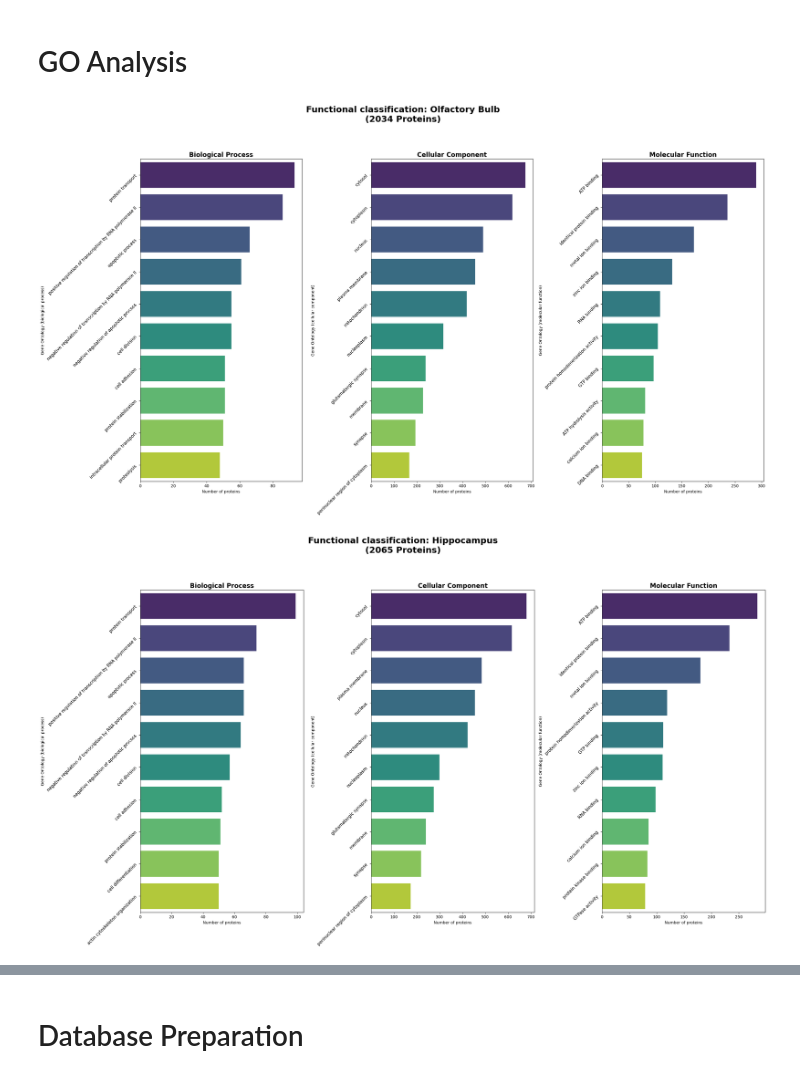
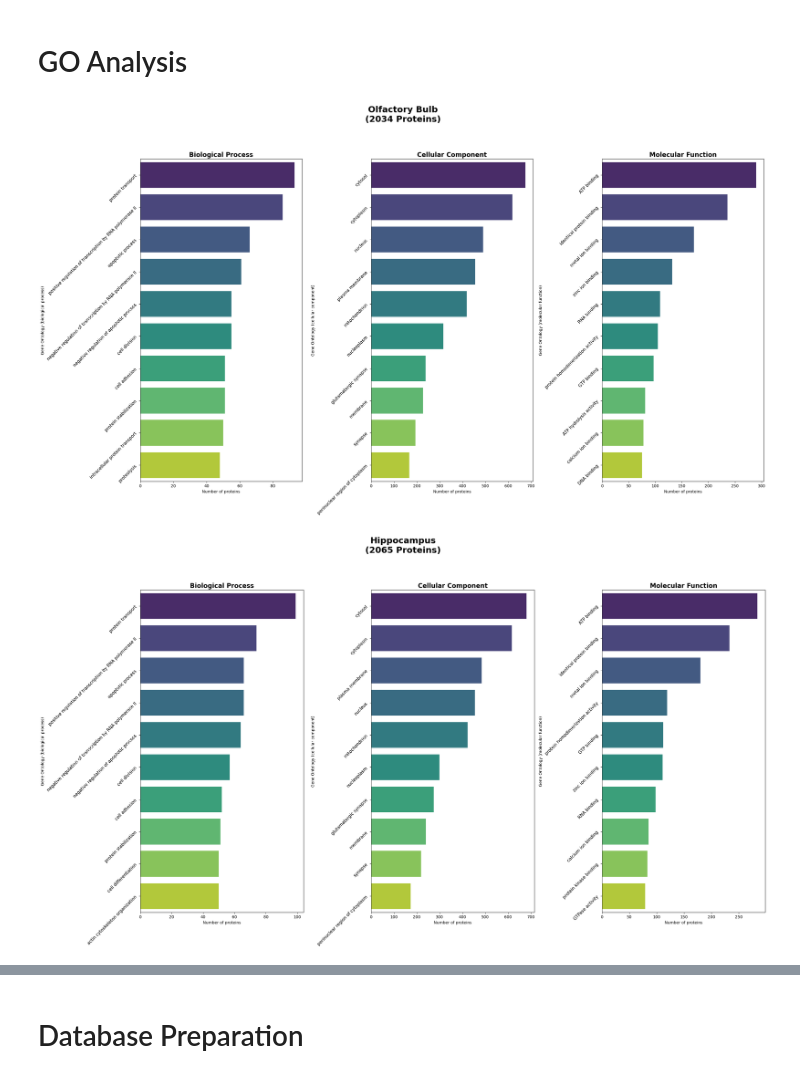
Before and after one commit to ikotsov/proteomic-analysis, a Jupyter notebook: notebooks/data_exploration.ipynb, the cells around one changed output, grey strips where cells are left out. Saved outputs shown, nothing was run; the diff lists cells and outputs as text; code cells hidden in the pictures.

Commit message:
Update titles in GO figures

```diff
--- a/notebooks/data_exploration.ipynb
+++ b/notebooks/data_exploration.ipynb
@@ -794,34 +794,34 @@ for abbrev, full_name in region_abbreviation_to_name.items():
     region_df = df_uniprot[df_uniprot['Entry'].isin(protein_ids)]
 
     fig, axes = plt.subplots(1, 3, figsize=(26, 14))
-    fig.suptitle(f"Functional classification: {full_name}\n({len(protein_ids)} Proteins)",
+    fig.suptitle(f"{full_name}\n({len(protein_ids)} Proteins)",
                  fontsize=22, fontweight='bold', y=1.05)
 
     for i, (col, title) in enumerate(categories.items()):
         # Split multiple terms, explode to rows, and remove [GO:xxxxxx]
         counts = (region_df[col]
                   .dropna()
                   .str.split('; ')
                   .explode()
                   .str.replace(r' \[GO:\d+\]', '', regex=True)
                   .value_counts()
                   .head(10))
 
         if not counts.empty:
             sns.barplot(x=counts.values, y=counts.index, ax=axes[i], palette="viridis", hue=counts.index, legend=False)
             axes[i].set_title(title, fontsize=16, fontweight='bold')
             axes[i].set_xlabel("Number of proteins")
 
             axes[i].tick_params(axis='y', rotation=45)
             axes[i].tick_params(axis='y', labelsize=11)
         else:
             axes[i].text(0.5, 0.5, "No data", ha='center', va='center')
 
     filename = f"functional_{full_name.replace(' ', '_').lower()}.png"
     plt.savefig(os.path.join(output_dir, filename), bbox_inches='tight', dpi=300)
 
     plt.tight_layout()
     plt.show()
 # %% [output]
-[figure, old version]
+[figure, new version]
-[figure, old version]
+[figure, new version]
```
Also changed, not shown: parts of 2 cells of this notebook.
